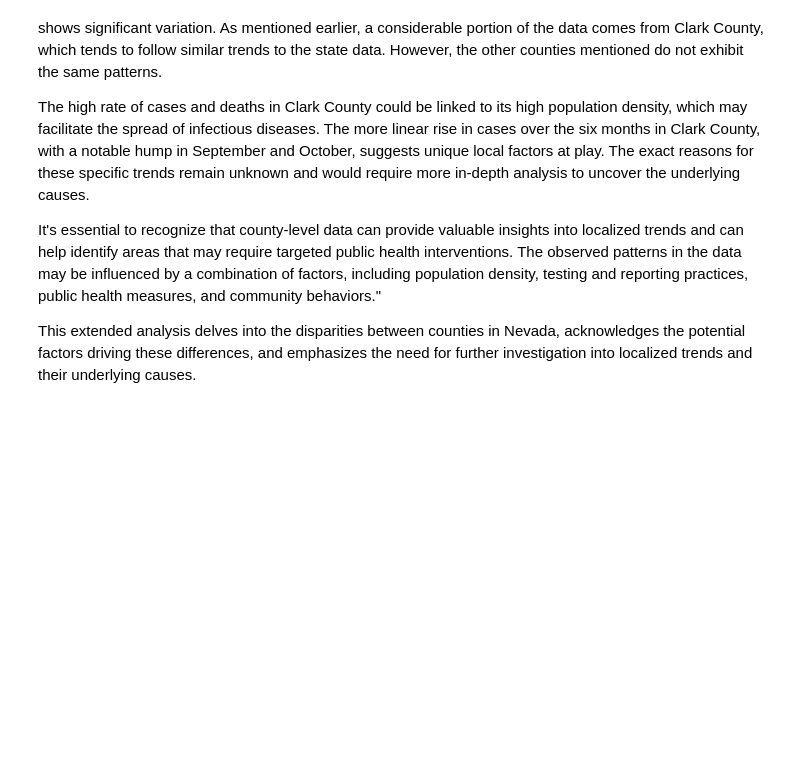
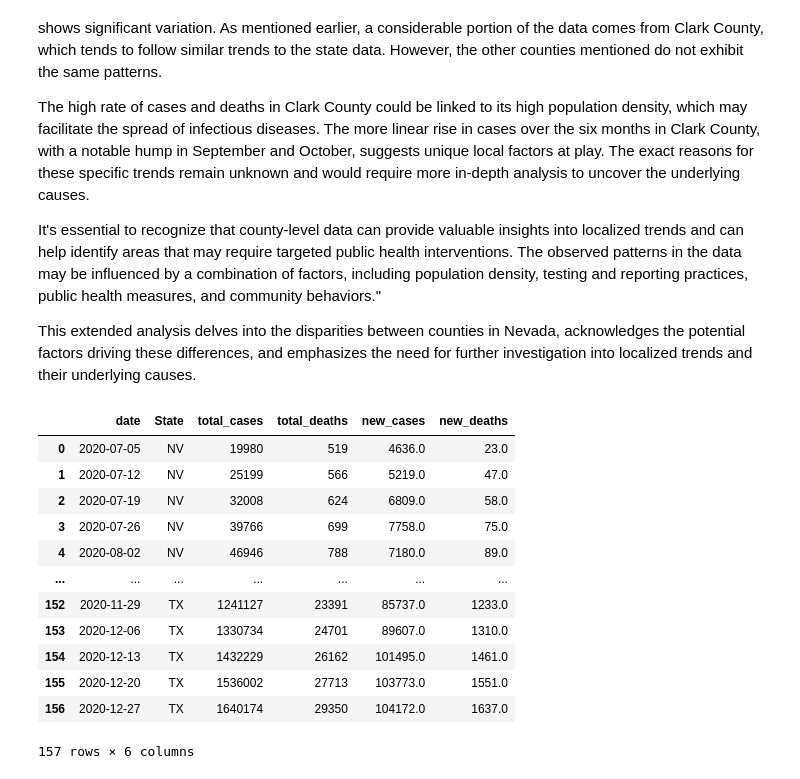
Before and after one commit to DarkNeo777/Data-science-, a Jupyter notebook: data science 410/project/part 2/Emanuel Project II.ipynb, the cells around one changed output. Cells and saved outputs as stored; diff of their text form; code cells hidden in the pictures; blank space fills up the shorter version.

```diff
--- a/data science 410/project/part 2/Emanuel Project II.ipynb
+++ b/data science 410/project/part 2/Emanuel Project II.ipynb
@@ -510,3 +583,20 @@ The high rate of cases and deaths in Clark County could be linked to its high po
 It's essential to recognize that county-level data can provide valuable insights into localized trends and can help identify areas that may require targeted public health interventions. The observed patterns in the data may be influenced by a combination of factors, including population density, testing and reporting practices, public health measures, and community behaviors."
 
 This extended analysis delves into the disparities between counties in Nevada, acknowledges the potential factors driving these differences, and emphasizes the need for further investigation into localized trends and their underlying causes.
+# %%
+fix_data = pd.read_csv("state_cases.csv")
+fix_data
+# %% [output]
+|  | date | State | total_cases | total_deaths | new_cases | new_deaths |
+| 0 | 2020-07-05 | NV | 19980 | 519 | 4636.0 | 23.0 |
+| 1 | 2020-07-12 | NV | 25199 | 566 | 5219.0 | 47.0 |
+| 2 | 2020-07-19 | NV | 32008 | 624 | 6809.0 | 58.0 |
+| 3 | 2020-07-26 | NV | 39766 | 699 | 7758.0 | 75.0 |
+| 4 | 2020-08-02 | NV | 46946 | 788 | 7180.0 | 89.0 |
+| ... | ... | ... | ... | ... | ... | ... |
+| 152 | 2020-11-29 | TX | 1241127 | 23391 | 85737.0 | 1233.0 |
+| 153 | 2020-12-06 | TX | 1330734 | 24701 | 89607.0 | 1310.0 |
+| 154 | 2020-12-13 | TX | 1432229 | 26162 | 101495.0 | 1461.0 |
+| 155 | 2020-12-20 | TX | 1536002 | 27713 | 103773.0 | 1551.0 |
+| 156 | 2020-12-27 | TX | 1640174 | 29350 | 104172.0 | 1637.0 |
+157 rows × 6 columns
```
Also changed, not shown: parts of 19 cells of this notebook, 12 other files.
